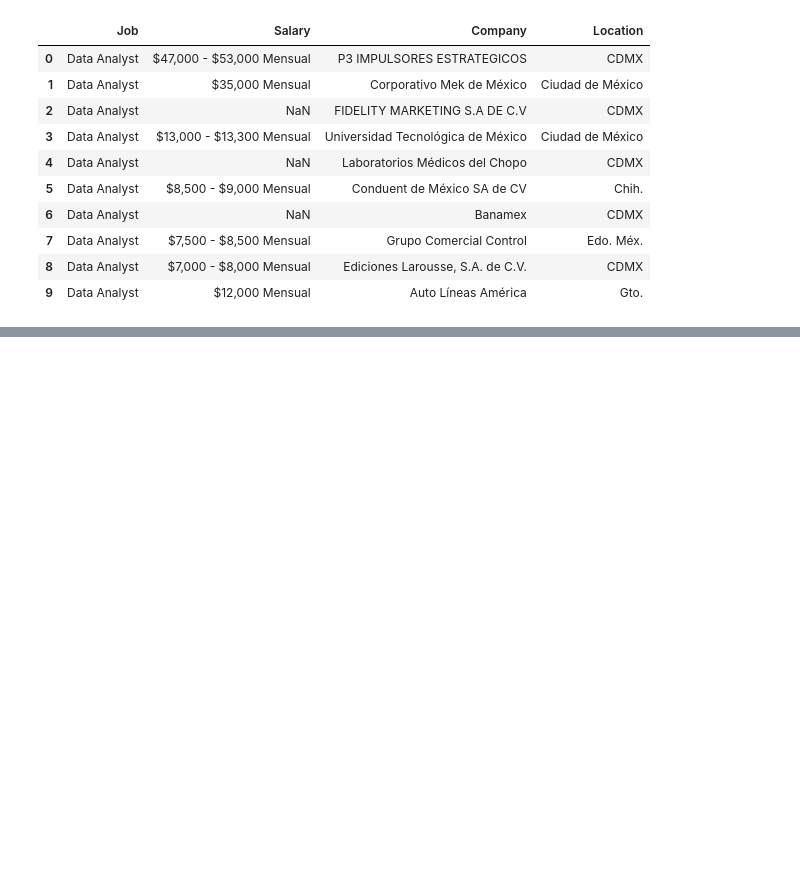
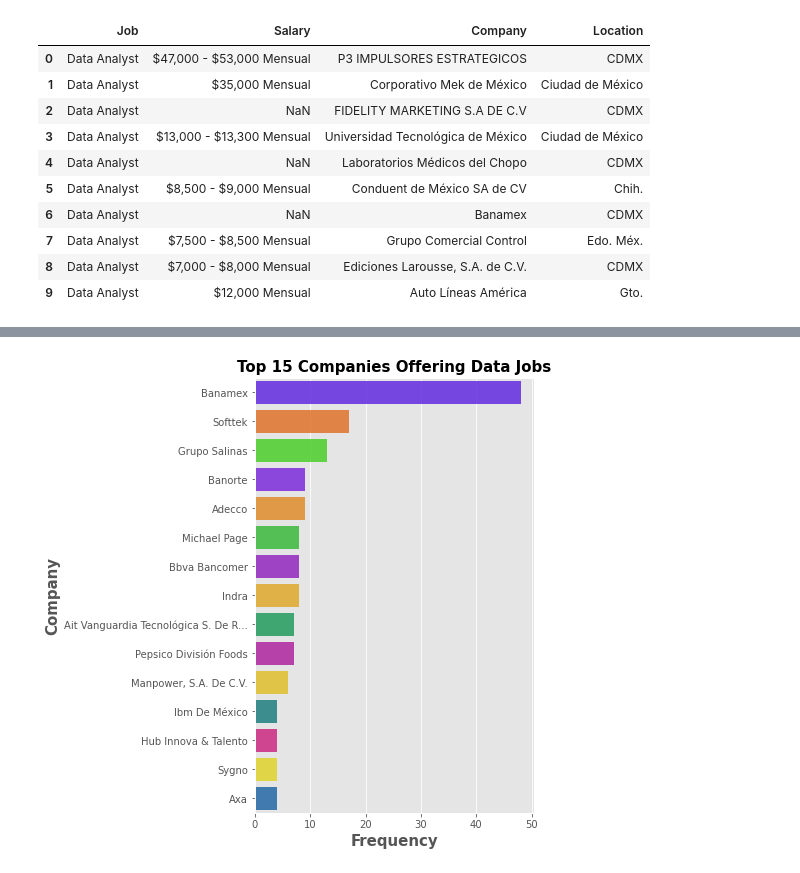
Before and after one commit to DanielEduardoLopez/DataJobsMX2022, a Jupyter notebook: 2-DataWrangling.ipynb, the cells around one changed output, grey strips where cells are left out. Drawn from its saved outputs; the diff is of its cells as text; code cells hidden in the pictures; blank space fills up the shorter version.

```diff
--- a/2-DataWrangling.ipynb
+++ b/2-DataWrangling.ipynb
@@ -285,0 +348,10 @@ plt.show()
+# %%
+# Visual exploration of the cleaned Company variable
+fig, ax = plt.subplots(figsize = (5, 8))
+sns.barplot(x = df['Company'].value_counts()[:15], y= df['Company'].value_counts().keys()[:15], palette="prism_r", alpha = 0.8)
+plt.title('Top 15 Companies Offering Data Jobs', fontsize=15, fontweight='bold')
+plt.xlabel('Frequency', fontsize=15, fontweight='bold')
+plt.ylabel('Company', fontsize=15, fontweight='bold')
+plt.show()
+# %% [output]
+[figure, added]
```
Also changed, not shown: parts of 31 cells of this notebook.
